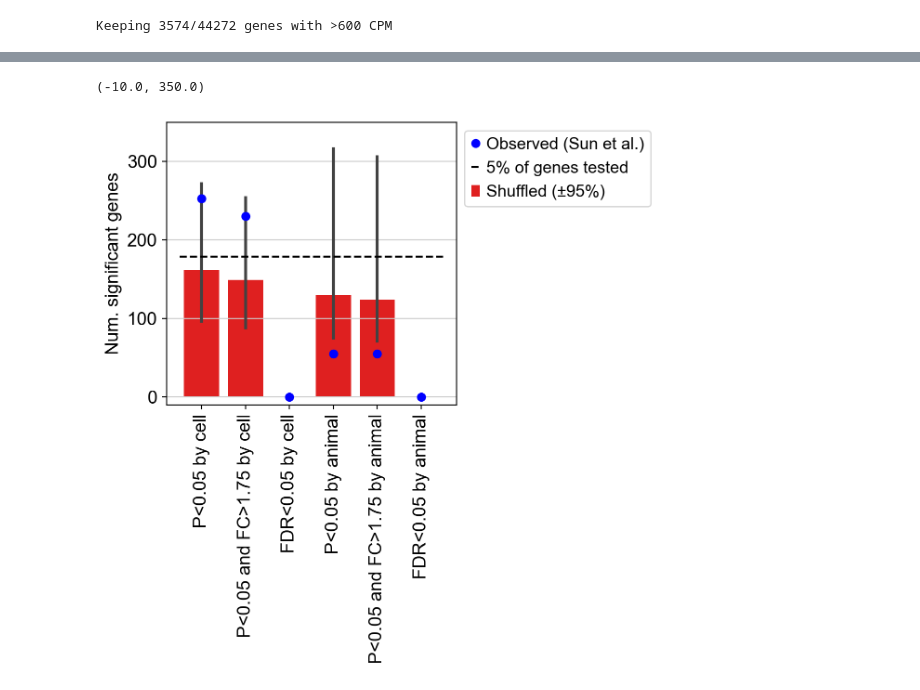
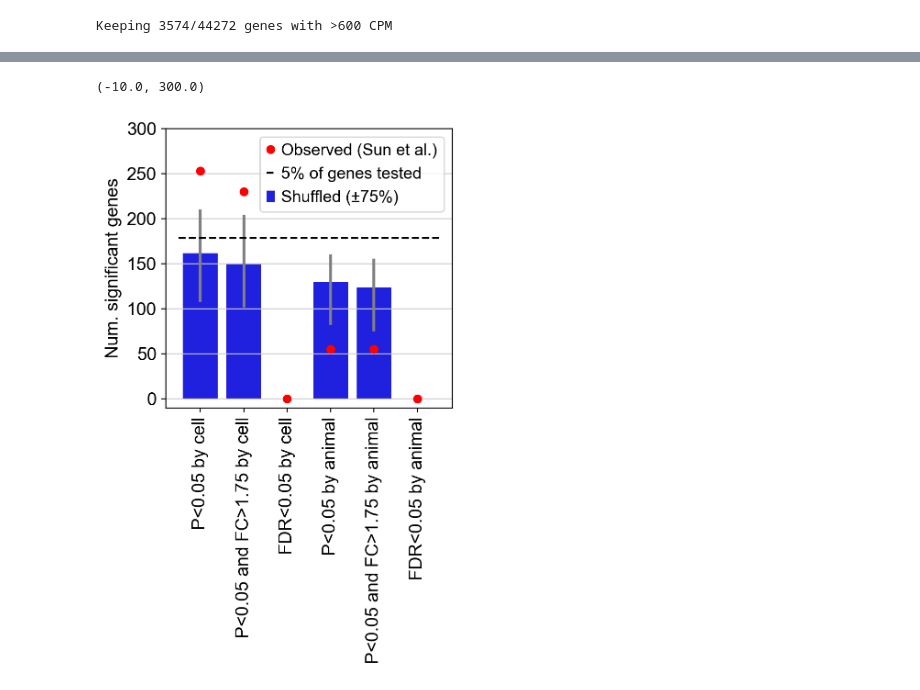
Before and after one commit to mukamel-lab/SunQuake_Nature2024_Reanalysis, a Jupyter notebook: Explore_SunQuake_RNAseq_Shuffles.ipynb, the cells around one changed output, grey strips where cells are left out. Drawn from its saved outputs; the diff is of its cells as text; code cells hidden in the pictures.

```diff
--- a/Explore_SunQuake_RNAseq_Shuffles.ipynb
+++ b/Explore_SunQuake_RNAseq_Shuffles.ipynb
@@ -184,9 +92,2 @@ Name: count, dtype: int64
 df_byanimal=df.groupby(['animal','condition','Gene'])['Expression'].mean().dropna().reset_index()
-# %%
-animals = df['animal'].unique()
-animals_shuf = np.random.permutation(animals)
-animals_shuf = {a1:a2+'_shuff' for a1,a2 in zip(animals, animals_shuf)}
-animals_shuf
-df['animal_shuff']=df['animal'].map(animals_shuf)
-df['condition_shuff']=df['animal_shuff'].str[:2]
 # %%
@@ -217,20 +116,8 @@ logfc_byanimal=df_byanimal.groupby(['condition','Gene'])['Expression'].mean()
 logfc_byanimal=logfc_byanimal['fr']-logfc_byanimal['nf']
 df_stats_byanimal=pd.concat({'P-value':pvals_byanimal,'Log2FC':logfc_byanimal},axis=1,names=['stat'])
 _,df_stats_byanimal['FDR']=fdrcorrection(df_stats_byanimal['P-value'])
-# %%
-rng=np.random.default_rng(seed=1)
-animals_shuff = rng.permutation(animals)
-animals_shuff = {a1:a2+'_shuff' for a1,a2 in zip(animals, animals_shuff)}
-df['animal_shuff']=df['animal'].map(animals_shuff)
-df['condition_shuff']=df['animal_shuff'].str[:2]
-pvals_shuff=df.groupby(['Gene'])[['Expression','condition_shuff']].progress_apply(_mannwhitneyu,doshuffle=True)
-logfc_shuff=df.groupby(['condition_shuff','Gene'])['Expression'].mean()
-logfc_shuff=logfc_shuff['fr']-logfc_shuff['nf']
-
-df_stats_shuff=pd.concat({'P-value':pvals_shuff,'Log2FC':logfc_shuff},axis=1,names=['stat'])
-_,df_stats_shuff['FDR']=fdrcorrection(df_stats_shuff['P-value'])
 # %%
-df_stats=pd.concat({'By cell':df_stats_bycell,'By animal':df_stats_byanimal,'By cell (shuffled)':df_stats_shuff},axis=1,names=['stats_type'])
+df_stats=pd.concat({'By cell':df_stats_bycell,'By animal':df_stats_byanimal},axis=1,names=['stats_type'])
 df_stats=df_stats.stack('stats_type',future_stack=True)
 # %%
 df_stats['DE'] = (df_stats.index.get_level_values('Gene').isin(de_genes))
@@ -386,7 +220,7 @@ def shuffcells_stats(seed,df=df):
     logfc_shuff=logfc_shuff['fr']-logfc_shuff['nf']
 
     _,fdr=fdrcorrection(pvals_shuff)
-    ngenes={'seed':animals_shuff,
+    ngenes={'seed':seed,
             'P<0.05 by cell':(pvals_shuff<0.05).sum(),
      'P<0.05 and FC>1.75 by cell':((pvals_shuff<0.05)&(logfc_shuff.abs()>np.log2(1.75))).sum(),
            'FDR<0.05 by cell':(fdr<0.05).sum()}
@@ -432,15 +251,15 @@ df_stats2.groupby(['stats_type','stat'])['Sig'].sum().unstack()
 # %%
-ax=sns.barplot(ngenes_df,orient='v',color='r',
-              errorbar=('pi',95),
-               label='Shuffled (±95%)')
+ax=sns.barplot(ngenes_df,orient='v',color='b',
+              errorbar=('pi',75),err_kws={'color':'gray'},
+               label='Shuffled (±75%)')
 ax.set_ylabel('Num. significant genes')
 ax.set_xticklabels(ax.get_xticklabels(),rotation=90)
 ax.plot([0,1,2,3,4,5],[ngenes_noshuff[k] for k in ngenes_df.columns],
-        'bo', label='Observed (Sun et al.)')
+        'ro', label='Observed (Sun et al.)')
 ax.hlines(ngenes_tested*0.05,-.5,5.5,'k',linestyle='--',
           label='5% of genes tested')
 ax.legend(bbox_to_anchor=(1,1))
-ax.set_ylim([-10,350])
+ax.set_ylim([-10,300])
 # %% [output]
-(-10.0, 350.0)
+(-10.0, 300.0)
-[figure, old version]
+[figure, new version]
```
Also changed, not shown: parts of 36 cells of this notebook.
